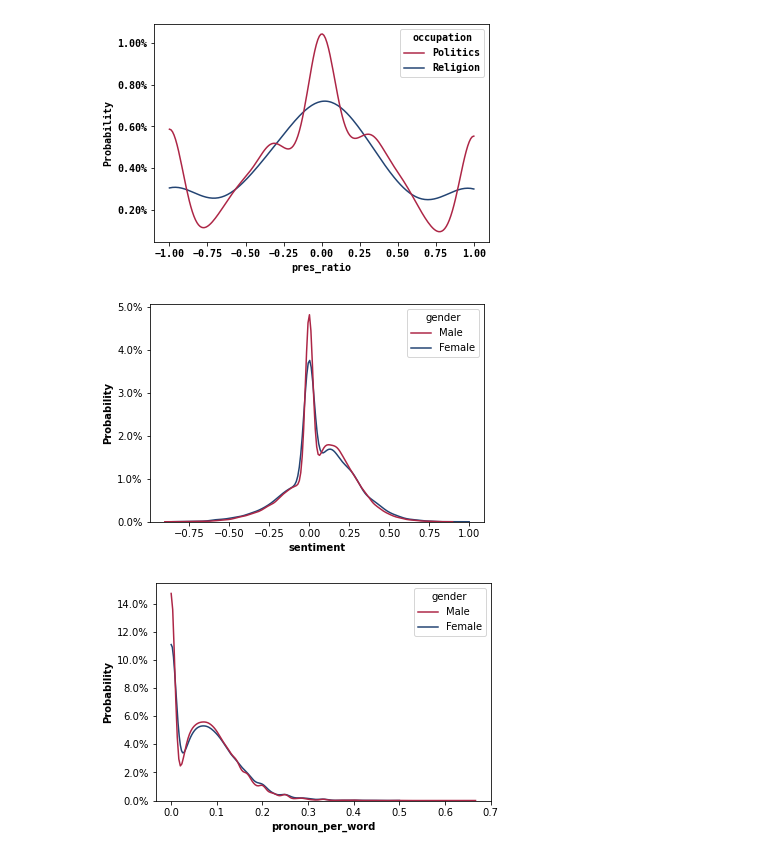
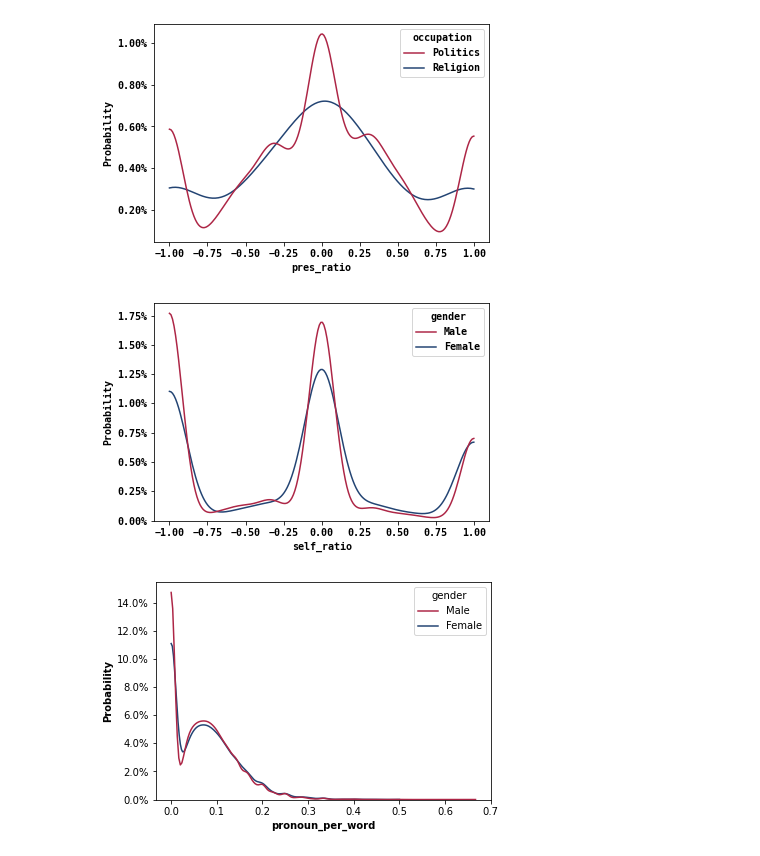
Before and after one commit to epfl-ada/ada-2021-project-r-o-c-k, a Jupyter notebook: feature_exploration.ipynb, the cells around one changed output. Saved outputs shown, nothing was run; the diff lists cells and outputs as text; code cells hidden in the pictures.

```diff
--- a/feature_exploration.ipynb
+++ b/feature_exploration.ipynb
@@ -462,9 +475,9 @@ for significant_list in least_significant_list:
 [figure]
 [figure]
 # %%
-plot_distribution(df, 'sentiment', 'gender', binwidth=0.01, include_only=['Male', 'Female'])
+plot_distribution(df, 'self_ratio', 'gender', binwidth=0.01, include_only=['Male', 'Female'])
 # %% [output]
-[figure, old version]
+[figure, new version]
 # %%
 plot_distribution(df, 'pronoun_per_word', 'gender', binwidth=0.01, include_only=['Male', 'Female'])
 # %% [output]
```
Also changed, not shown: parts of 3 cells of this notebook, 2 other files.
